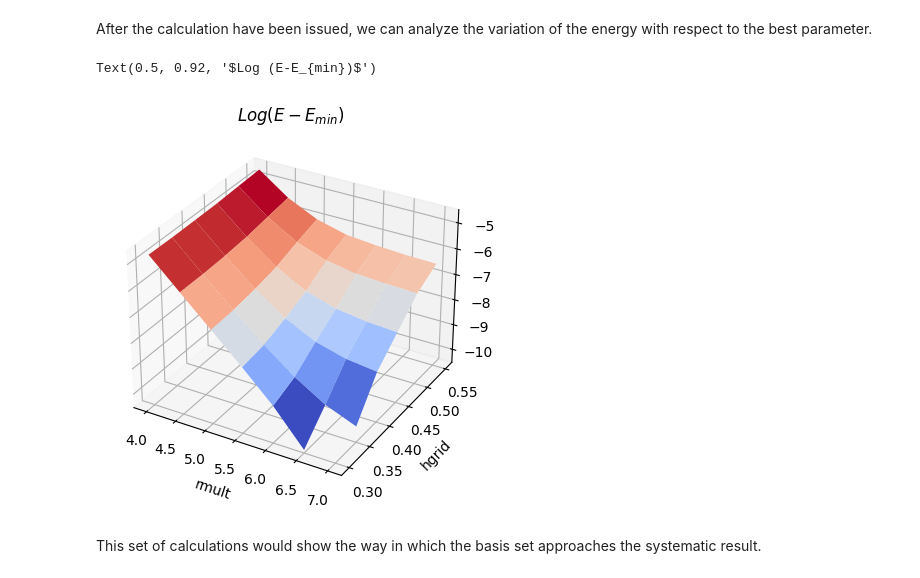
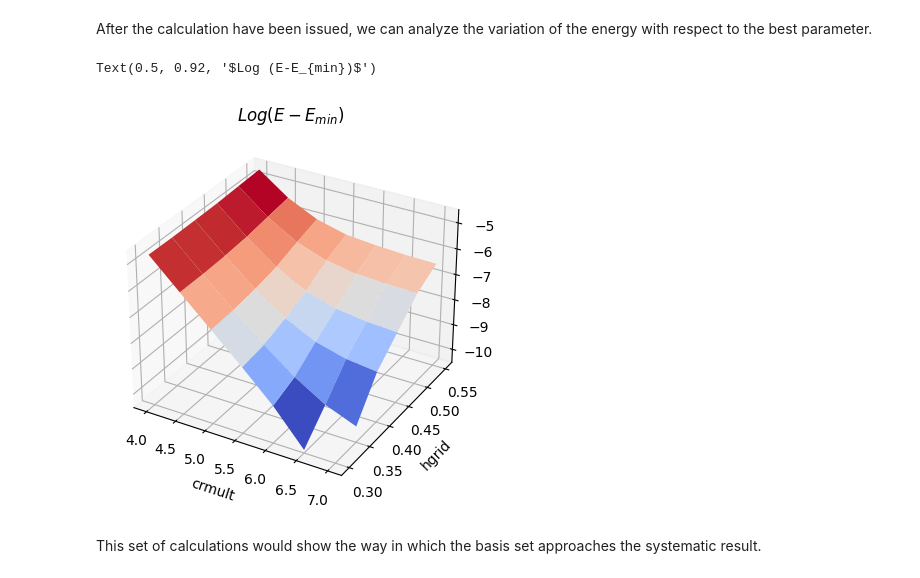
Before and after one commit to BigDFT-group/bigdft-school, a Jupyter notebook: nmqc-2023/03-BasisSetConvergence.ipynb, the cells around one changed output. Cells and saved outputs as stored; diff of their text form; code cells hidden in the pictures.

```diff
--- a/nmqc-2023/03-BasisSetConvergence.ipynb
+++ b/nmqc-2023/03-BasisSetConvergence.ipynb
@@ -117,23 +118,23 @@ for i,(h, de) in enumerate(bigdft_energies.items()):
 # %%
 from matplotlib import pyplot as plt
 from matplotlib.colors import LightSource
 from matplotlib import cm
 import numpy
 X=len(hgrids)*[crmult]
 Y=numpy.array([hgrids]*len(crmult)).T
 E=numpy.array([bigdft_energies[h] for h in hgrids])
 LogE=numpy.log(E-E.min())
 fig, ax = plt.subplots(subplot_kw=dict(projection='3d'))
 ls = LightSource(4, 0.4)
 # To use a custom hillshading mode, override the built-in shading and pass
 # in the rgb colors of the shaded surface calculated from "shade".
 rgb = ls.shade(LogE, cmap=cm.gist_earth, vert_exag=0.1, blend_mode='soft')
 ax.plot_surface(X,Y,LogE,cmap=cm.coolwarm)
 ax.set_ylabel('hgrid')
-ax.set_xlabel('rmult')
+ax.set_xlabel('crmult')
 ax.set_title(r'$Log (E-E_{min})$')
 # %% [output]
 Text(0.5, 0.92, '$Log (E-E_{min})$')
-[figure, old version]
+[figure, new version]
 # %% [markdown]
 This set of calculations would show the way in which the basis set approaches the systematic result.
```
Also changed, not shown: parts of 3 cells of this notebook, 5 other files.
